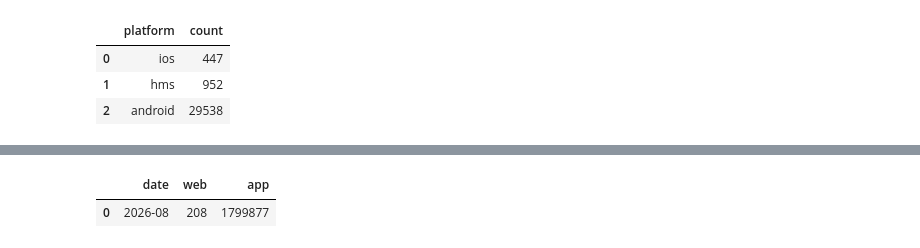
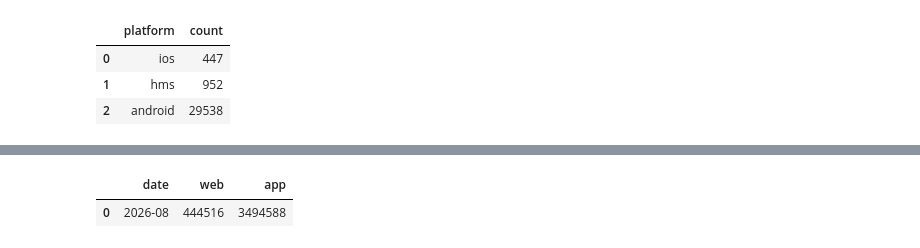
Before and after one commit to lenaopr/2026_09, a Jupyter notebook: 2026_09_21/LSLS/LSLS.ipynb, the cells around one changed output, grey strips where cells are left out. Drawn from its saved outputs; the diff is of its cells as text; code cells hidden in the pictures.

```diff
--- a/2026_09_21/LSLS/LSLS.ipynb
+++ b/2026_09_21/LSLS/LSLS.ipynb
@@ -282,44 +186,44 @@ web_lms_records
 # %%
 web_lms_records.to_csv("web_records.csv", index=False)
 # %%
-# 3. Daily Theme Listing Impressions
+# 3. Daily Theme Listing Impressions           no date, group by web & app
 # 進入少鹽少糖食店頁面後，點擊篩選搜尋按鈕
 # 17:37:14|| or.search.layer.search| CityID:0;geo:22.2915161%2C114.2081815;LndID:35336;Page:1;sr:lmsSr1;Lang:zh_TW;Ver:7.20.4; sn:hk.Search.layer
 # 17:37:14|| view.SR1.Promotion| CityID:0;PromotionID:13%2C13%2C13%2C13%2C13%2C13%2C13%2C13%2C13%2C12%2C13%2C13%2C13%2C13%2C13%2C13;;Lang:zh_TW;Ver:7.20.4; sn:hk.LMS2.35336.tab.-990.1
 # by Web / Mobile Web / Android / iOS  --> LSLS_badge.png (monthly_icon_impression_report_result.ipynb cell 8) for definition
 
 sql = f"""
-with adv_search as (
-    select '$$$少鹽少糖食店$$$' AS dummy, platform
+with theme_list as (
+    select platform
     from `openrice-production.ORGA.PV_{year}{str_month}*`
     WHERE (LOWER(EventAction) = 'view.sr1.promotion'
-    AND LOWER(EventLabelRaw) LIKE '%lms2%')
+    AND ((LOWER(EventLabelRaw) LIKE '%lms2%') or (LOWER(EventLabelRaw) LIKE '%promotionid:13%')))
 )
 
 select platform, count(1) as count
-from adv_search
+from theme_list
 group by platform
 """
 
 df_big_query_3 = client.query(sql).result().to_dataframe()
 
 #df_big_query_3
 
 
 web = df_big_query_3.query("platform=='mobile' | platform=='desktop'  ")["count"].sum()
 app = df_big_query_3.query("platform=='android' | platform=='ios' | platform=='hms' ")["count"].sum()
 temp_df = pd.DataFrame({'date':[f'{year}-{str_month}'],'web':[web],'app':[app]})
 
 temp_df
 
 # with pd.ExcelWriter(excel_name, engine="openpyxl", mode="a", if_sheet_exists="overlay") as writer:
 # #     book = load_workbook(excel_name)
 # #     writer.book = book
 # #     writer.sheets = dict((ws.title, ws) for ws in book.worksheets)
 #     temp_df.to_excel(writer, sheet_name='reduction of salt.sugar', startrow=42, header=None, index=False)
 # %% [output]
 |  | date | web | app |
-| 0 | 2026-08 | 208 | 1799877 |
+| 0 | 2026-08 | 444516 | 3494588 |
 # %%
 df_big_query_3
 # %% [output]
```
Also changed, not shown: parts of 14 cells of this notebook, 8 other files.
